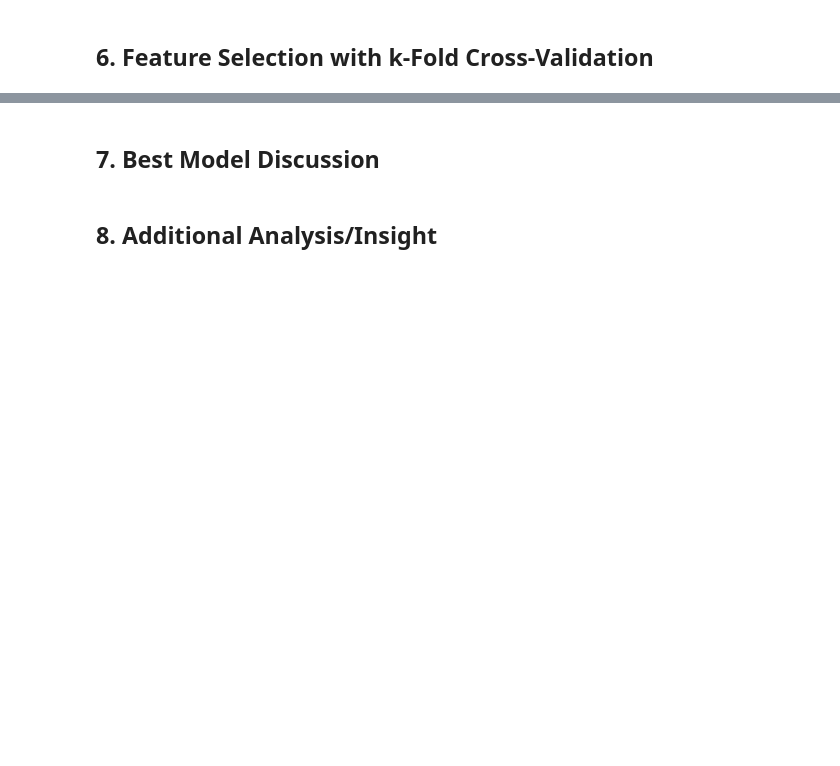
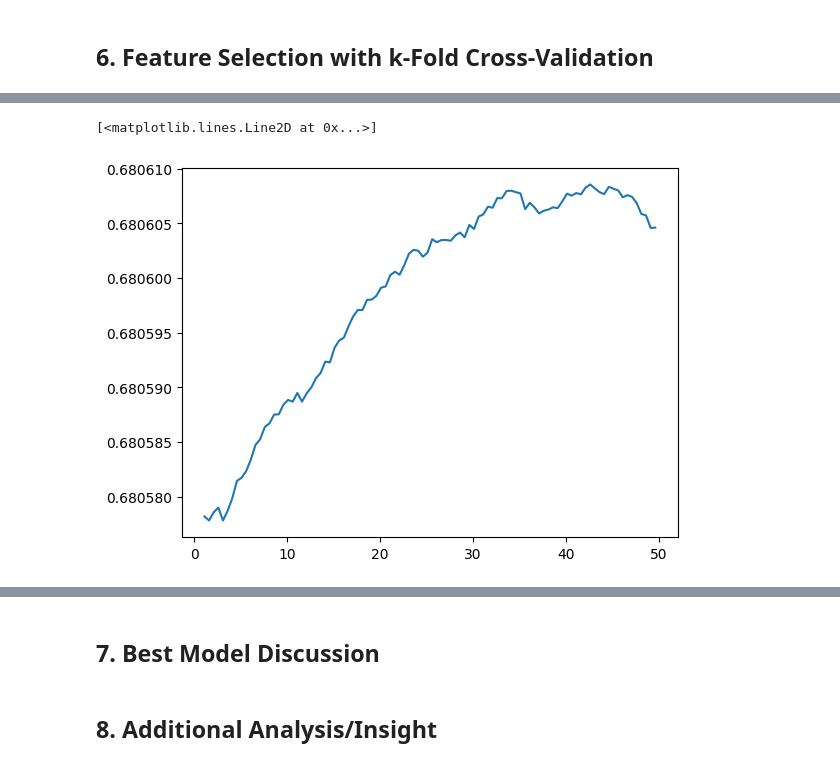
Before and after one commit to ariasalejandra/final_project_stat207, a Jupyter notebook: Final_Project_Alejandra_Shriya_Nathan.ipynb, the cells around one changed output, grey strips where cells are left out. Saved outputs shown, nothing was run; the diff lists cells and outputs as text; code cells hidden in the pictures; blank space fills up the shorter version.

```diff
--- a/Final_Project_Alejandra_Shriya_Nathan.ipynb
+++ b/Final_Project_Alejandra_Shriya_Nathan.ipynb
@@ -267,0 +420,8 @@ There does not seem to be an interaction in any pair of numerical and categorica
+# %%
+list2 = []
+for i in np.arange(1.1, 50, 0.5):
+    lasso_modi= LogisticRegression(penalty='l1', C=1/i, solver='liblinear', max_iter=1000)
+    test_fold_auc= cross_val_score(lasso_modi, x_full, y_full, cv=k_fold, scoring='roc_auc')
+    list2.append([i, test_fold_auc.mean()])
+df_out2 = pd.DataFrame(list2, columns=['alpha', 'auc'])
+df_out2.head()
@@ -267,0 +435,5 @@ There does not seem to be an interaction in any pair of numerical and categorica
+# %%
+plt.plot(df_out2['alpha'].values, df_out2['auc'].values)
+# %% [output]
+[<matplotlib.lines.Line2D at 0x...>]
+[figure, added]
```
Also changed, not shown: parts of 32 cells of this notebook.
